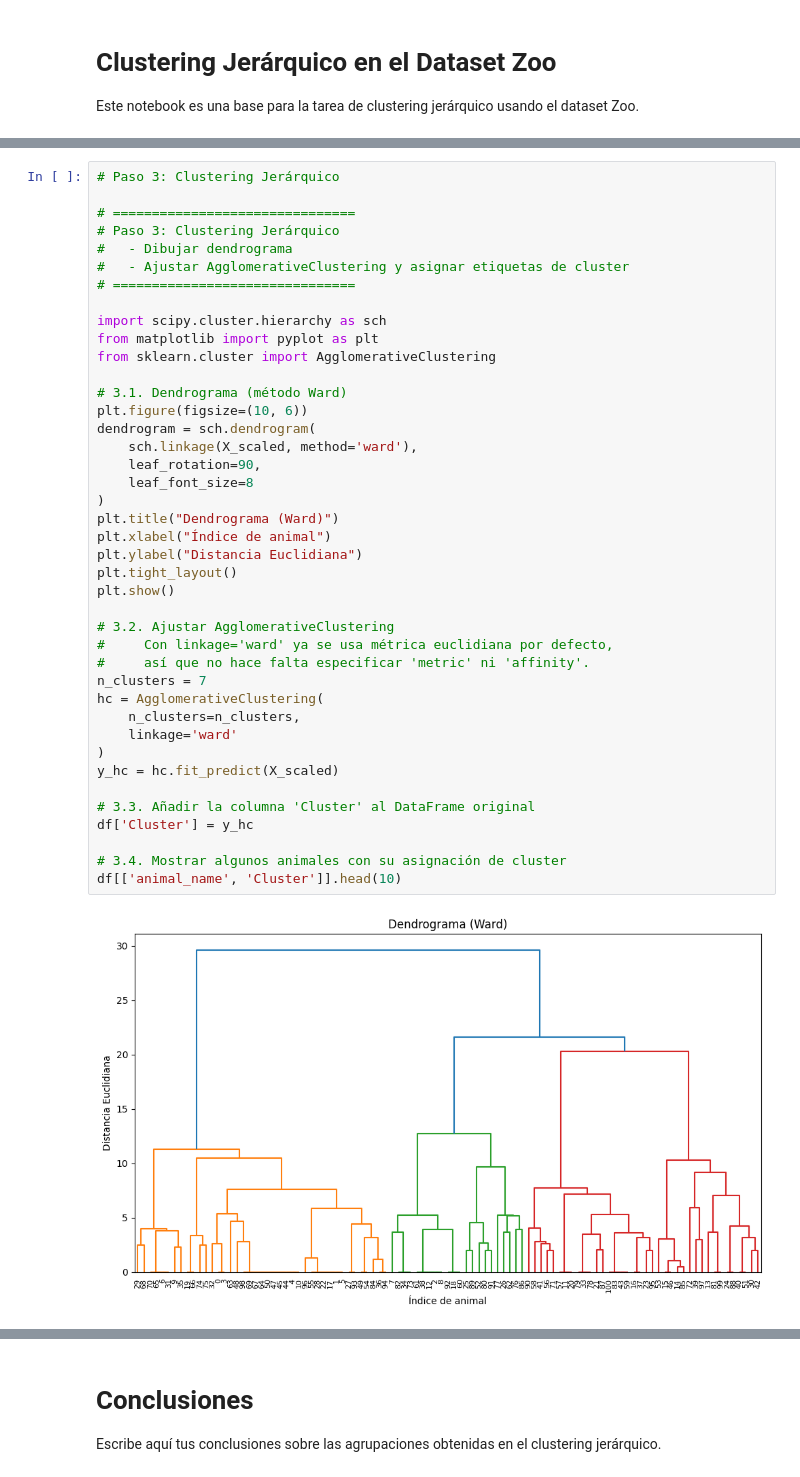
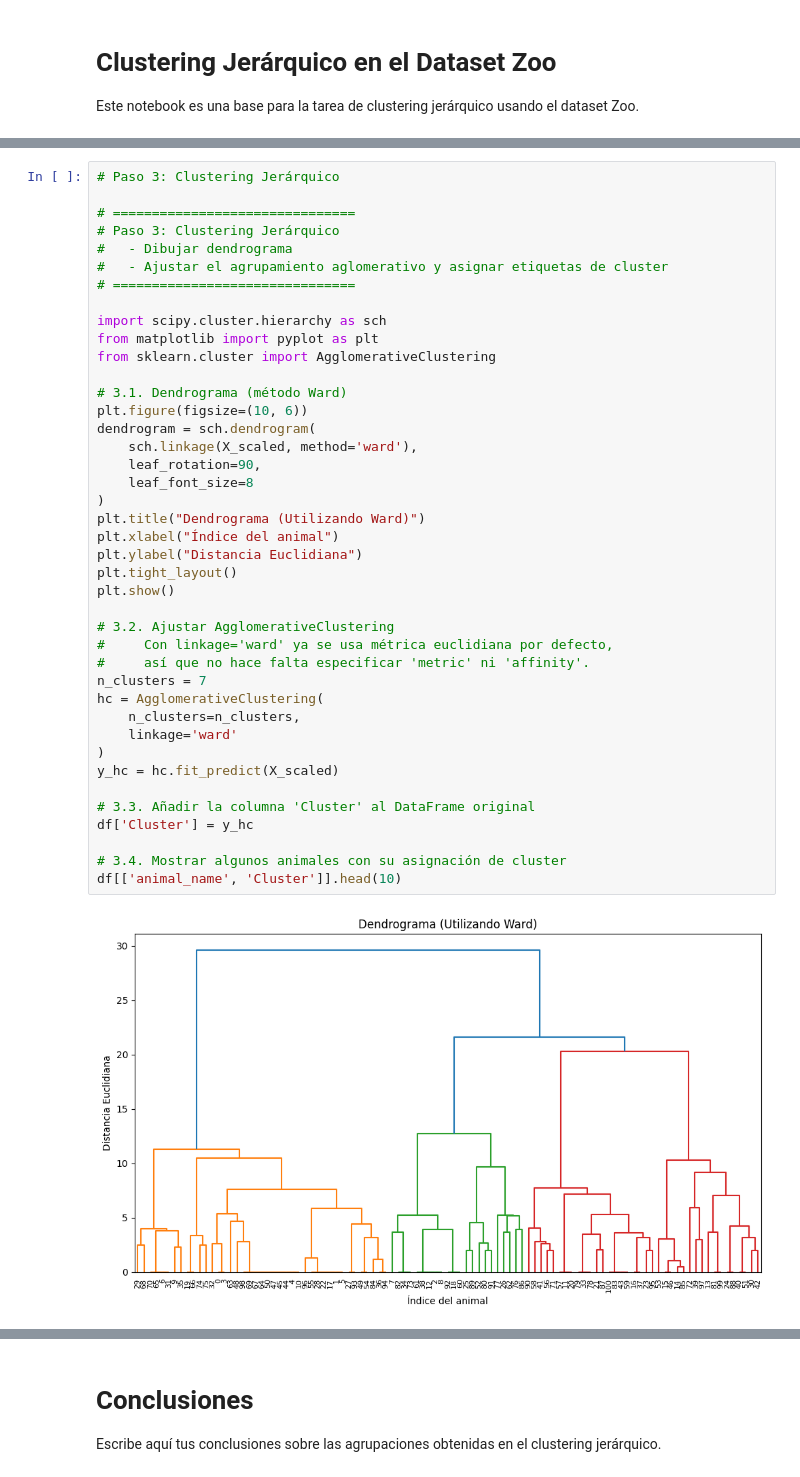
Before and after one commit to BorisMejiasII/Hierarchical-Clustering, a Jupyter notebook: Notebook_Tarea_Zoo_Clustering.ipynb, the cells around one changed output, grey strips where cells are left out. Cells and saved outputs as stored; diff of their text form.

```diff
--- a/Notebook_Tarea_Zoo_Clustering.ipynb
+++ b/Notebook_Tarea_Zoo_Clustering.ipynb
@@ -60,43 +53,43 @@ X_scaled_df.head()
 # ===============================
 # Paso 3: Clustering Jerárquico
 #   - Dibujar dendrograma
-#   - Ajustar AgglomerativeClustering y asignar etiquetas de cluster
+#   - Ajustar el agrupamiento aglomerativo y asignar etiquetas de cluster
 # ===============================
 
 import scipy.cluster.hierarchy as sch
 from matplotlib import pyplot as plt
 from sklearn.cluster import AgglomerativeClustering
 
 # 3.1. Dendrograma (método Ward)
 plt.figure(figsize=(10, 6))
 dendrogram = sch.dendrogram(
     sch.linkage(X_scaled, method='ward'),
     leaf_rotation=90,
     leaf_font_size=8
 )
-plt.title("Dendrograma (Ward)")
-plt.xlabel("Índice de animal")
+plt.title("Dendrograma (Utilizando Ward)")
+plt.xlabel("Índice del animal")
 plt.ylabel("Distancia Euclidiana")
 plt.tight_layout()
 plt.show()
 
 # 3.2. Ajustar AgglomerativeClustering
 #     Con linkage='ward' ya se usa métrica euclidiana por defecto,
 #     así que no hace falta especificar 'metric' ni 'affinity'.
 n_clusters = 7
 hc = AgglomerativeClustering(
     n_clusters=n_clusters,
     linkage='ward'
 )
 y_hc = hc.fit_predict(X_scaled)
 
 # 3.3. Añadir la columna 'Cluster' al DataFrame original
 df['Cluster'] = y_hc
 
 # 3.4. Mostrar algunos animales con su asignación de cluster
 df[['animal_name', 'Cluster']].head(10)
 # %% [output]
-[figure, old version]
+[figure, new version]
 |  | animal_name | Cluster |
 | 0 | aardvark | 2 |
 | 1 | antelope | 2 |
```
Also changed, not shown: parts of 3 cells of this notebook.
